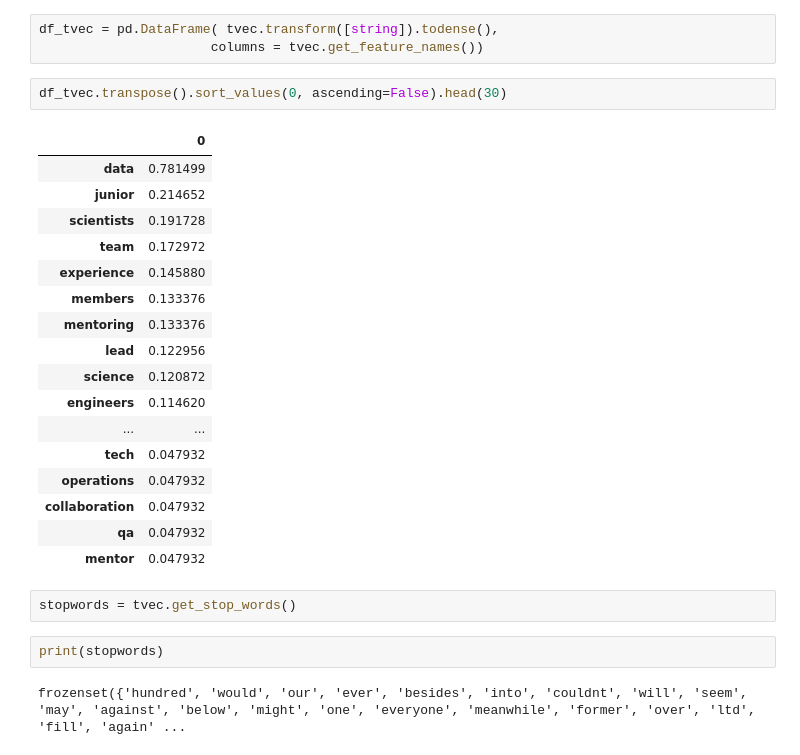
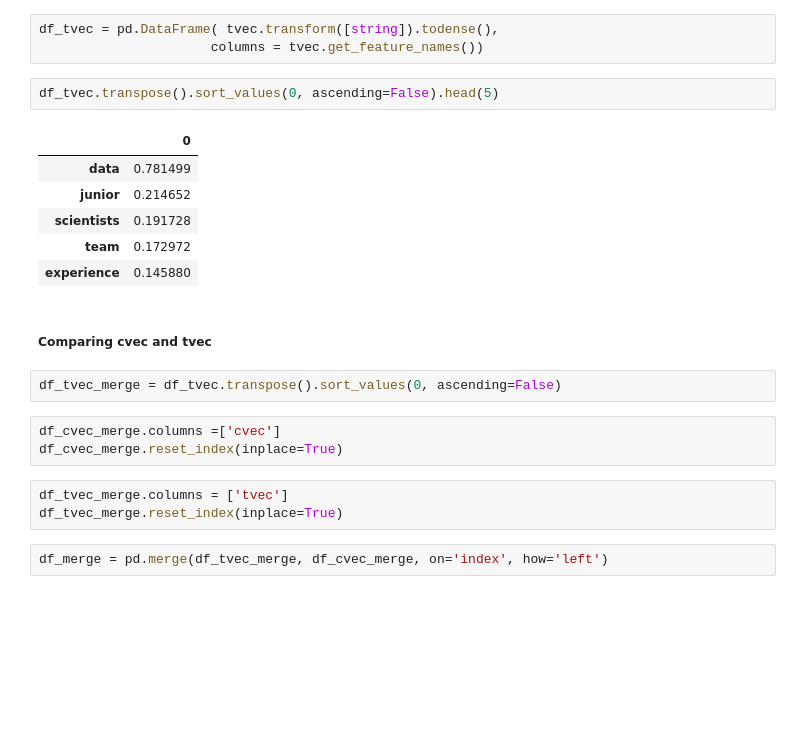
Before and after one commit to paxton615/Indeed_Job_Search, a Jupyter notebook: NPL_on_Job_Descriptions.ipynb, the cells around one changed output. Drawn from its saved outputs; the diff is of its cells as text; blank space fills up the shorter version.

```diff
--- a/NPL_on_Job_Descriptions.ipynb
+++ b/NPL_on_Job_Descriptions.ipynb
@@ -121,28 +126,23 @@ TfidfVectorizer(stop_words='english')
 df_tvec = pd.DataFrame( tvec.transform([string]).todense(),
                       columns = tvec.get_feature_names())
 # %%
-df_tvec.transpose().sort_values(0, ascending=False).head(30)
+df_tvec.transpose().sort_values(0, ascending=False).head(5)
 # %% [output]
 |  | 0 |
 | data | 0.781499 |
 | junior | 0.214652 |
 | scientists | 0.191728 |
 | team | 0.172972 |
 | experience | 0.145880 |
-| members | 0.133376 |
-| mentoring | 0.133376 |
-| lead | 0.122956 |
-| science | 0.120872 |
-| engineers | 0.114620 |
-| ... | ... |
-| tech | 0.047932 |
-| operations | 0.047932 |
-| collaboration | 0.047932 |
-| qa | 0.047932 |
-| mentor | 0.047932 |
-# %%
-stopwords = tvec.get_stop_words()
-# %%
-print(stopwords)
-# %% [output]
-frozenset({'hundred', 'would', 'our', 'ever', 'besides', 'into', 'couldnt', 'will', 'seem', 'may', 'against', 'below', 'might', 'one', 'everyone', 'meanwhile', 'former', 'over', 'ltd', 'fill', 'again' ...
+# %% [markdown]
+##### Comparing cvec and tvec
+# %%
+df_tvec_merge = df_tvec.transpose().sort_values(0, ascending=False)
+# %%
+df_cvec_merge.columns =['cvec']
+df_cvec_merge.reset_index(inplace=True)
+# %%
+df_tvec_merge.columns = ['tvec']
+df_tvec_merge.reset_index(inplace=True)
+# %%
+df_merge = pd.merge(df_tvec_merge, df_cvec_merge, on='index', how='left')
```
Also changed, not shown: parts of 10 cells of this notebook.
